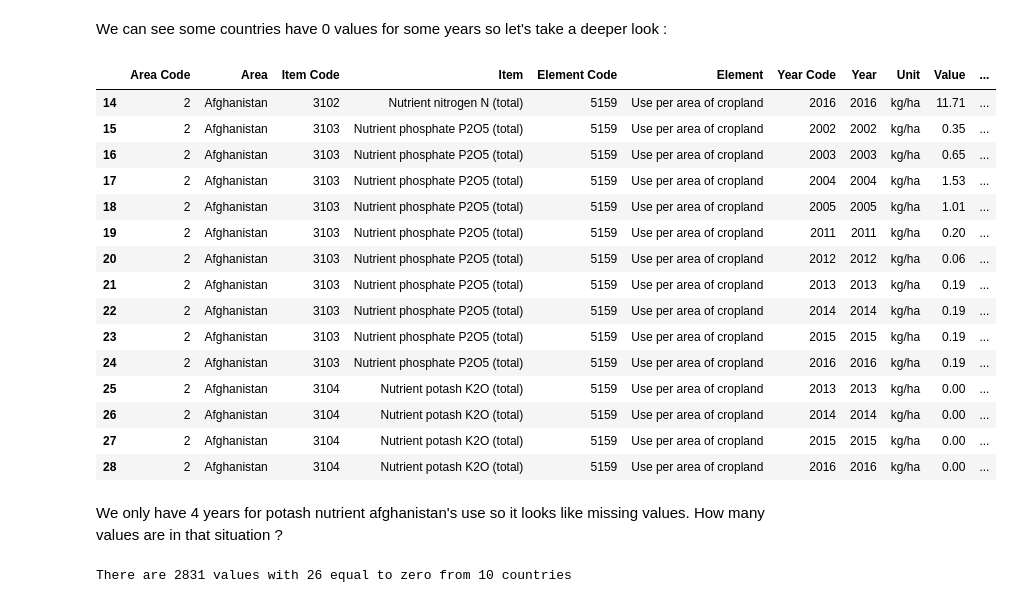
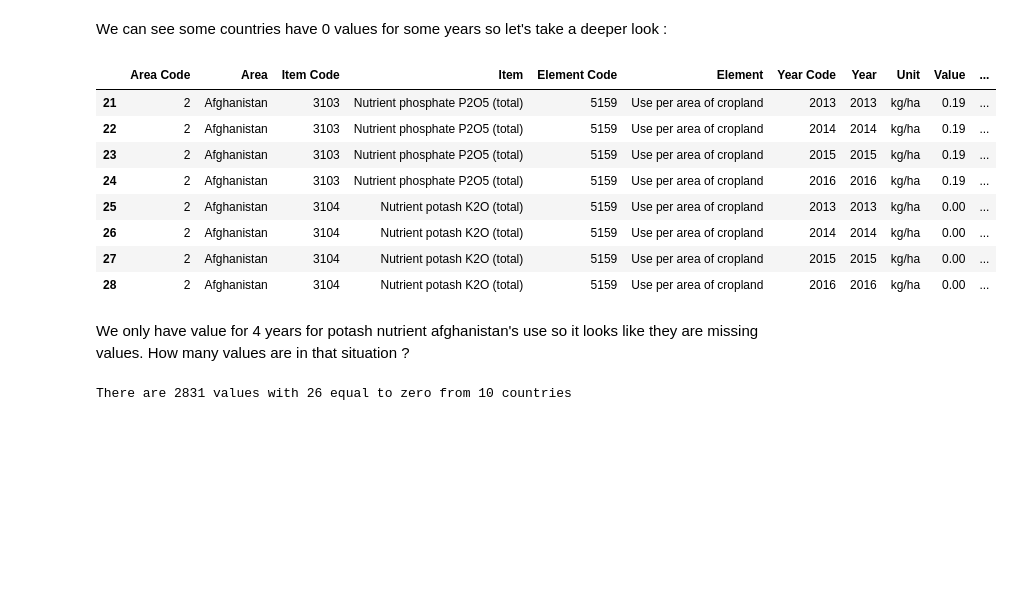
Before and after one commit to amara-slaymaker/ada_project-ada_nakamura, a Jupyter notebook: analysis_efficiency_over_year.ipynb, the cells around one changed output. Saved outputs shown, nothing was run; the diff lists cells and outputs as text; code cells hidden in the pictures; blank space fills up the shorter version.

```diff
--- a/analysis_efficiency_over_year.ipynb
+++ b/analysis_efficiency_over_year.ipynb
@@ -61,16 +76,9 @@ fertilizer_area[fertilizer_area.Value ==0].head()
 # %% [markdown]
 We can see some countries have 0 values for some years so let's take a deeper look :
 # %%
-fertilizer_area[fertilizer_area.Area == 'Afghanistan'].tail(15)
+fertilizer_area[fertilizer_area.Area == 'Afghanistan'].tail(8)
 # %% [output]
 |  | Area Code | Area | Item Code | Item | Element Code | Element | Year Code | Year | Unit | Value | ... |
-| 14 | 2 | Afghanistan | 3102 | Nutrient nitrogen N (total) | 5159 | Use per area of cropland | 2016 | 2016 | kg/ha | 11.71 | ... |
-| 15 | 2 | Afghanistan | 3103 | Nutrient phosphate P2O5 (total) | 5159 | Use per area of cropland | 2002 | 2002 | kg/ha | 0.35 | ... |
-| 16 | 2 | Afghanistan | 3103 | Nutrient phosphate P2O5 (total) | 5159 | Use per area of cropland | 2003 | 2003 | kg/ha | 0.65 | ... |
-| 17 | 2 | Afghanistan | 3103 | Nutrient phosphate P2O5 (total) | 5159 | Use per area of cropland | 2004 | 2004 | kg/ha | 1.53 | ... |
-| 18 | 2 | Afghanistan | 3103 | Nutrient phosphate P2O5 (total) | 5159 | Use per area of cropland | 2005 | 2005 | kg/ha | 1.01 | ... |
-| 19 | 2 | Afghanistan | 3103 | Nutrient phosphate P2O5 (total) | 5159 | Use per area of cropland | 2011 | 2011 | kg/ha | 0.20 | ... |
-| 20 | 2 | Afghanistan | 3103 | Nutrient phosphate P2O5 (total) | 5159 | Use per area of cropland | 2012 | 2012 | kg/ha | 0.06 | ... |
 | 21 | 2 | Afghanistan | 3103 | Nutrient phosphate P2O5 (total) | 5159 | Use per area of cropland | 2013 | 2013 | kg/ha | 0.19 | ... |
 | 22 | 2 | Afghanistan | 3103 | Nutrient phosphate P2O5 (total) | 5159 | Use per area of cropland | 2014 | 2014 | kg/ha | 0.19 | ... |
 | 23 | 2 | Afghanistan | 3103 | Nutrient phosphate P2O5 (total) | 5159 | Use per area of cropland | 2015 | 2015 | kg/ha | 0.19 | ... |
@@ -80,7 +88,7 @@ fertilizer_area[fertilizer_area.Area == 'Afghanistan'].tail(15)
 | 27 | 2 | Afghanistan | 3104 | Nutrient potash K2O (total) | 5159 | Use per area of cropland | 2015 | 2015 | kg/ha | 0.00 | ... |
 | 28 | 2 | Afghanistan | 3104 | Nutrient potash K2O (total) | 5159 | Use per area of cropland | 2016 | 2016 | kg/ha | 0.00 | ... |
 # %% [markdown]
-We only have 4 years for potash nutrient afghanistan's use so it looks like missing values.
+We only have value for 4 years for potash nutrient afghanistan's use so it looks like they are missing values.
 How many values are in that situation ?
 # %%
 # Taking a look for Nitrogen nutrient
```
Also changed, not shown: parts of 52 cells of this notebook.
